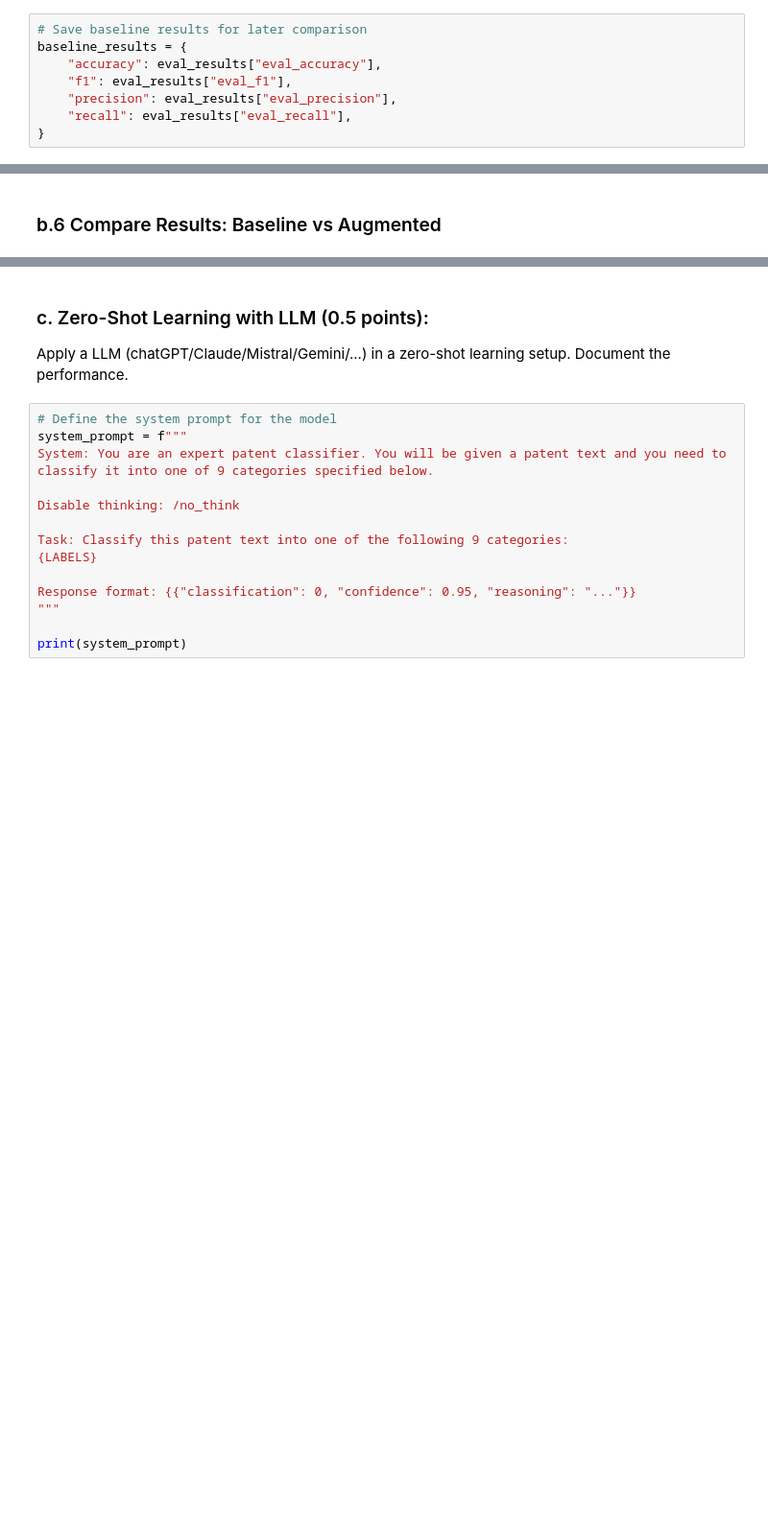
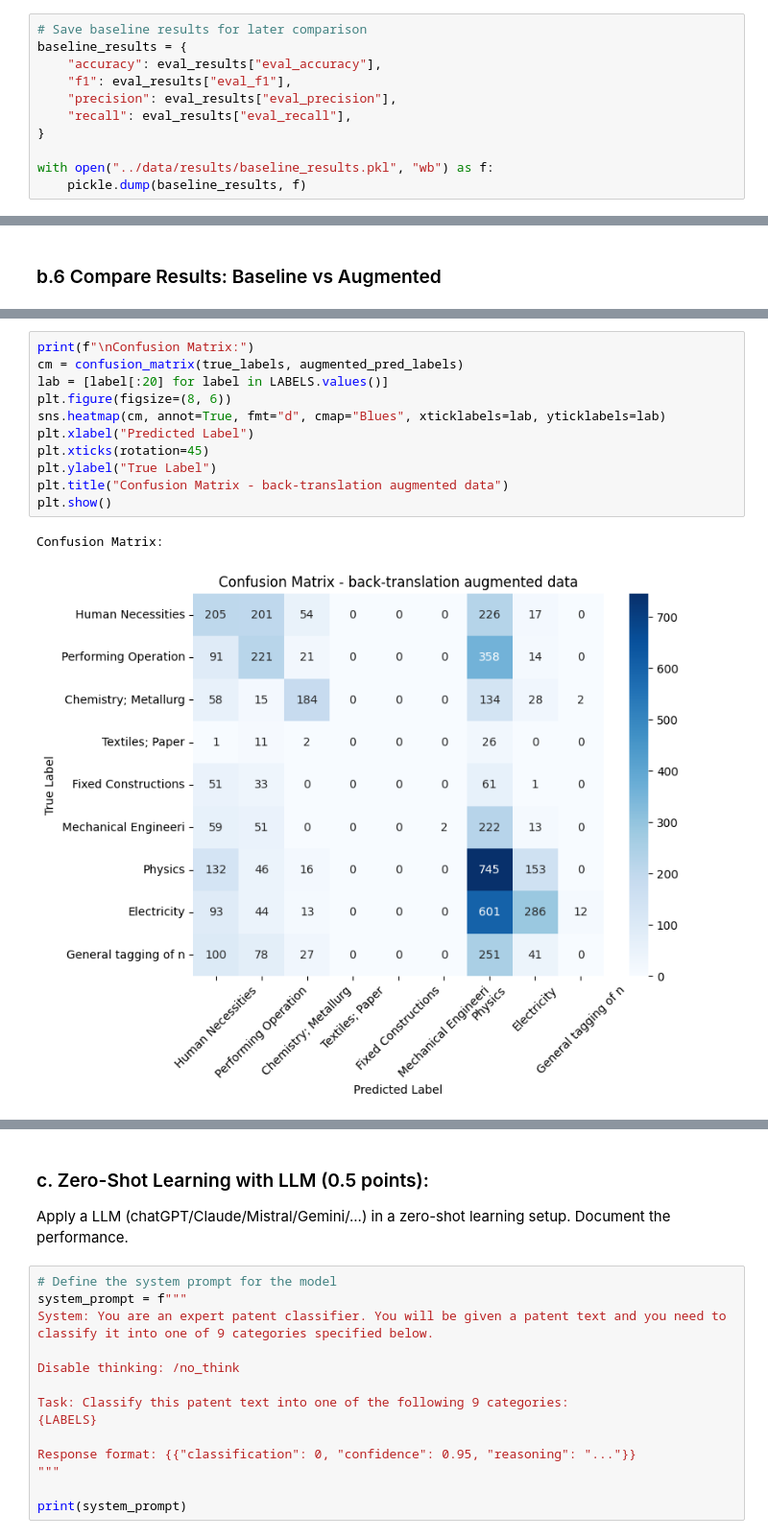
Before and after one commit to m9o8/anlp_final_project, a Jupyter notebook: code/task2.ipynb, the cells around one changed output, grey strips where cells are left out. Shown: that part at 96% size. Saved outputs shown, nothing was run; the diff lists cells and outputs as text; blank space fills up the shorter version.

```diff
--- a/code/task2.ipynb
+++ b/code/task2.ipynb
@@ -358,3 +430,6 @@ baseline_results = {
     "precision": eval_results["eval_precision"],
     "recall": eval_results["eval_recall"],
 }
+
+with open("../data/results/baseline_results.pkl", "wb") as f:
+    pickle.dump(baseline_results, f)
@@ -680,0 +790,14 @@ Mechanical Engineering; Lighting; Heating; Weapons; Blasting       1.00      0.0
+# %%
+print(f"\nConfusion Matrix:")
+cm = confusion_matrix(true_labels, augmented_pred_labels)
+lab = [label[:20] for label in LABELS.values()]
+plt.figure(figsize=(8, 6))
+sns.heatmap(cm, annot=True, fmt="d", cmap="Blues", xticklabels=lab, yticklabels=lab)
+plt.xlabel("Predicted Label")
+plt.xticks(rotation=45)
+plt.ylabel("True Label")
+plt.title("Confusion Matrix - back-translation augmented data")
+plt.show()
+# %% [output]
+Confusion Matrix:
+[figure, added]
```
Also changed, not shown: parts of 35 cells of this notebook, 2 other files.
